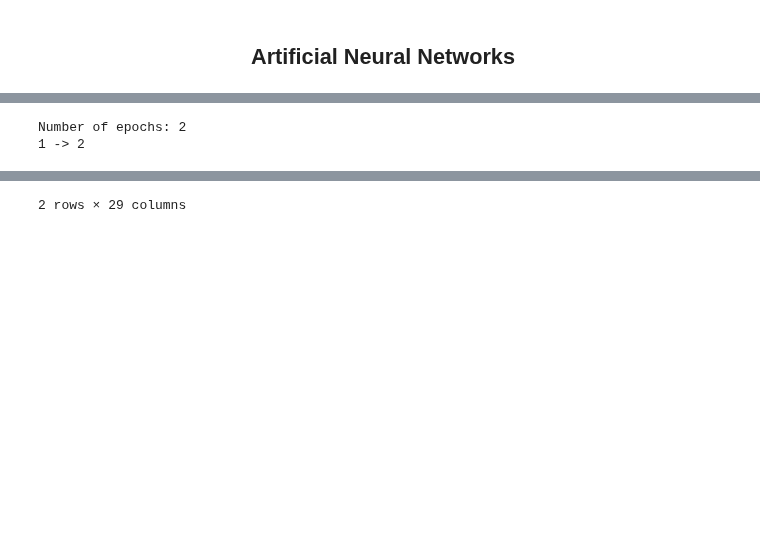
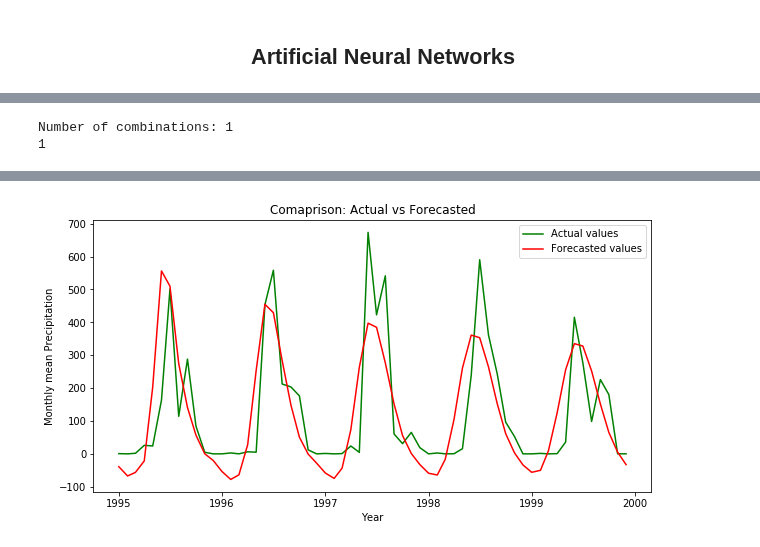
Before and after one commit to Abhishekmamidi123/Time-Series-Forecasting, a Jupyter notebook: Pune_precipitation_analyis_1972_to_2002/Artificial_Neural_Networks.ipynb, the cells around one changed output, grey strips where cells are left out. Saved outputs shown, nothing was run; the diff lists cells and outputs as text; code cells hidden in the pictures; blank space fills up the shorter version.

```diff
--- a/Pune_precipitation_analyis_1972_to_2002/Artificial_Neural_Networks.ipynb
+++ b/Pune_precipitation_analyis_1972_to_2002/Artificial_Neural_Networks.ipynb
@@ -228,23 +239,25 @@ def forecast_TLNN(model, time_lagged_points, last_sequence, future_steps):
         last_sequence = last_sequence[1:] + [forecasted_value[0][0]]
     return forecasted_values
 # %%
-def TLNN(data, time_lagged_points, hidden_nodes, output_nodes, epochs, batch_size, future_steps):
+def TLNN(data, time_lagged_points, hidden_nodes, output_nodes, epochs, batch_size, future_steps, scaler):
+    data = scaler.transform(data)
     X_train, y_train, input_seq_for_test_TLNN = preprocess_TLNN(data, time_lagged_points)
     X_train, y_train = reshape_arrays(X_train, y_train)
-
     model_TLNN = create_NN(input_nodes=len(time_lagged_points), hidden_nodes=hidden_nodes, output_nodes=output_nodes)
     model_TLNN = train_model(model_TLNN, X_train, y_train, epochs, batch_size)
 
     max_lag = max(time_lagged_points)
     forecasted_values_TLNN = forecast_TLNN(model_TLNN, time_lagged_points,
-                                      list(rainfall_data.Precipitation[-max_lag:]), future_steps=future_steps)
+                                      list(data[-max_lag:]), future_steps=future_steps)
+    forecasted_values_TLNN = list(scaler.inverse_transform([forecasted_values_TLNN])[0])
+
     return model_TLNN, forecasted_values_TLNN
 # %%
-def get_accuracies_TLNN(rainfall_data, test_rainfall_data, parameters):
+def get_accuracies_TLNN(rainfall_data, test_rainfall_data, parameters, scaler):
     combination_of_params = get_combinations(parameters)
     information_TLNN = []
     iterator = 0
-    print('Number of epochs: ' + str(len(combination_of_params)))
+    print('Number of combinations: ' + str(len(combination_of_params)))
 
     for param in combination_of_params:
         if (iterator+1) != len(combination_of_params):
@@ -260,7 +273,7 @@ def get_accuracies_TLNN(rainfall_data, test_rainfall_data, parameters):
         batch_size = param[4]
         future_steps = param[5]
 
-        model_TLNN, forecasted_values_TLNN = TLNN(rainfall_data, time_lagged_points, hidden_nodes, output_nodes, epochs, batch_size, future_steps)
+        model_TLNN, forecasted_values_TLNN = TLNN(rainfall_data, time_lagged_points, hidden_nodes, output_nodes, epochs, batch_size, future_steps, scaler)
 
         y_true = test_rainfall_data.ix[:future_steps].Precipitation
         mse, mae, mape, rmse = calculate_performance(y_true, forecasted_values_TLNN)
@@ -357,8 +382,9 @@ Number of epochs: 2
 # %%
 # time_lagged_points, hidden_nodes, output_nodes, epochs, batch_size, future_steps
 
-parameters = [[[1,2,3,7,12], [3,4,10]], [2], [1], [10], [5], [20]]
-get_accuracies_TLNN(rainfall_data, test_rainfall_data, parameters)
+parameters = [[[1,2,3,4,5,6,7,8,9,10,11,12]], [4], [1], [50], [5], [60]]
+information_TLNN_df = get_accuracies_TLNN(rainfall_data, test_rainfall_data, parameters, scaler)
+optimized_params = analyze_results(information_TLNN_df, test_rainfall_data)
 # %% [output]
-Number of epochs: 2
-1 -> 2
+Number of combinations: 1
+1
@@ -368,4 +391,4 @@ Number of epochs: 2
-2 rows × 29 columns
+[figure, added]
 # %%
 # seasonal_period, hidden_nodes, epochs, batch_size, future_steps
 
```
Also changed, not shown: parts of 18 cells of this notebook.
